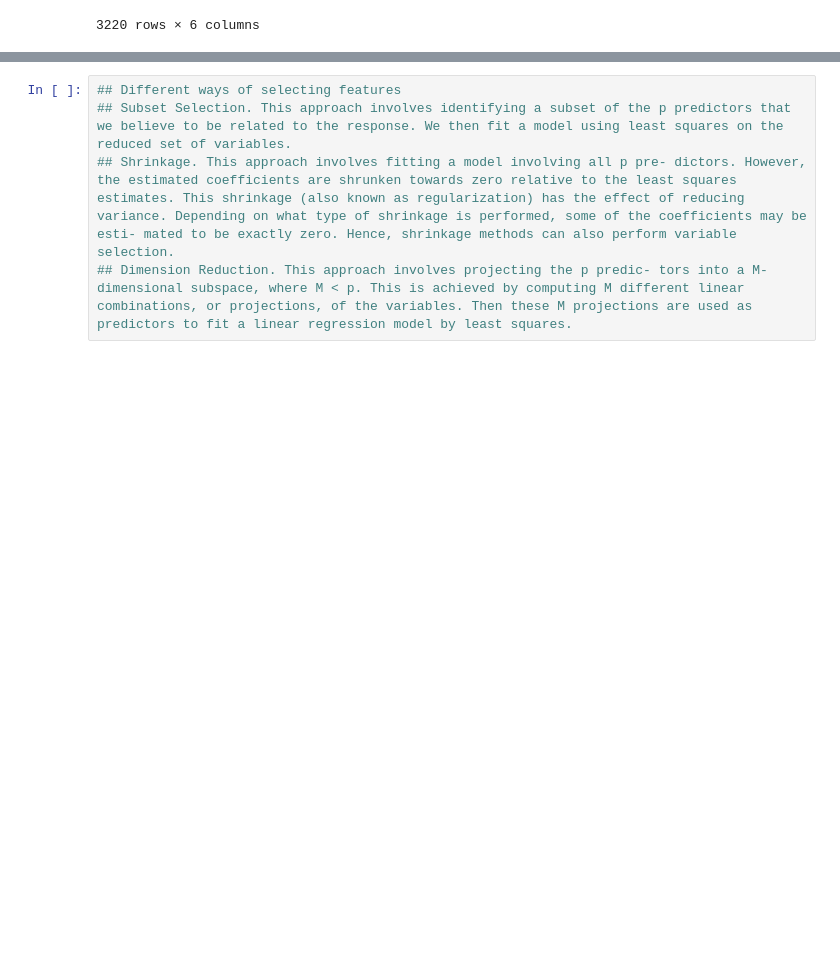
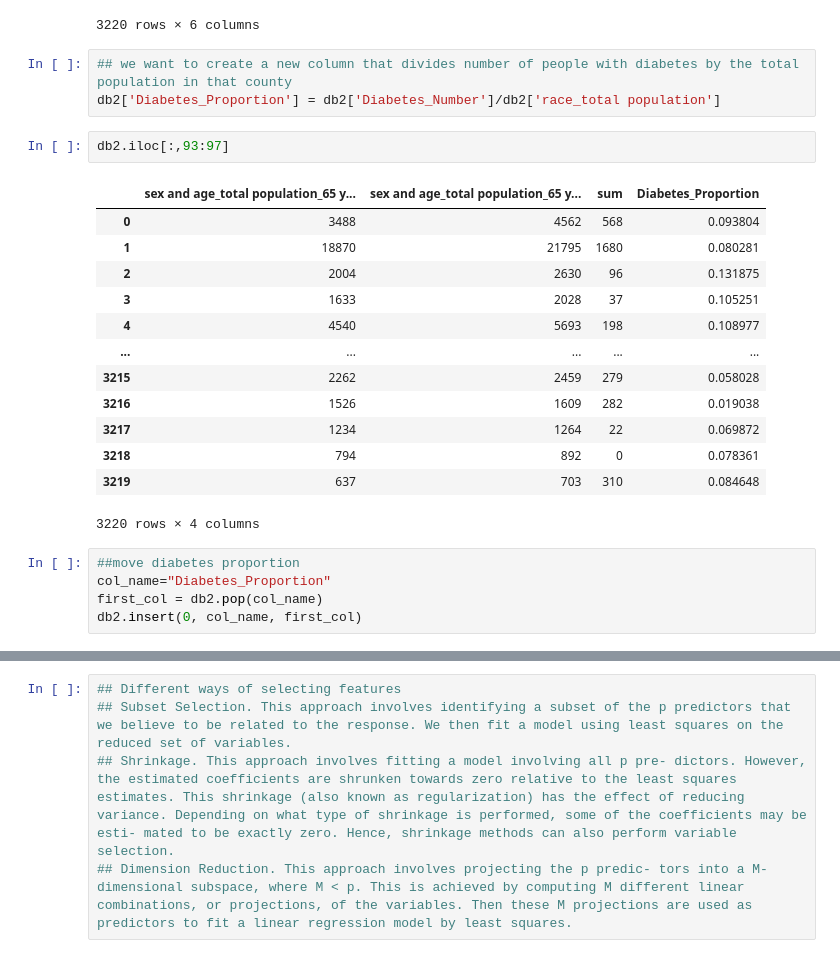
Before and after one commit to reubenp92/-CSS_Project_2_Team_4_Fall_2020, a Jupyter notebook: Project2.ipynb, the cells around one changed output, grey strips where cells are left out. Saved outputs shown, nothing was run; the diff lists cells and outputs as text; blank space fills up the shorter version.

```diff
--- a/Project2.ipynb
+++ b/Project2.ipynb
@@ -285,3 +307,27 @@ db2.iloc[:,90:]
 | 3218 | 3045 | 103.2 | 1686 | 794 | ... |
 | 3219 | 2672 | 109.4 | 1340 | 637 | ... |
 3220 rows × 6 columns
+# %%
+## we want to create a new column that divides number of people with diabetes by the total population in that county
+db2['Diabetes_Proportion'] = db2['Diabetes_Number']/db2['race_total population']
+# %%
+db2.iloc[:,93:97]
+# %% [output]
+|  | sex and age_total population_65 y... | sex and age_total population_65 y... | sum | Diabetes_Proportion |
+| 0 | 3488 | 4562 | 568 | 0.093804 |
+| 1 | 18870 | 21795 | 1680 | 0.080281 |
+| 2 | 2004 | 2630 | 96 | 0.131875 |
+| 3 | 1633 | 2028 | 37 | 0.105251 |
+| 4 | 4540 | 5693 | 198 | 0.108977 |
+| ... | ... | ... | ... | ... |
+| 3215 | 2262 | 2459 | 279 | 0.058028 |
+| 3216 | 1526 | 1609 | 282 | 0.019038 |
+| 3217 | 1234 | 1264 | 22 | 0.069872 |
+| 3218 | 794 | 892 | 0 | 0.078361 |
+| 3219 | 637 | 703 | 310 | 0.084648 |
+3220 rows × 4 columns
+# %%
+##move diabetes proportion
+col_name="Diabetes_Proportion"
+first_col = db2.pop(col_name)
+db2.insert(0, col_name, first_col)
```
Also changed, not shown: parts of 24 cells of this notebook.
